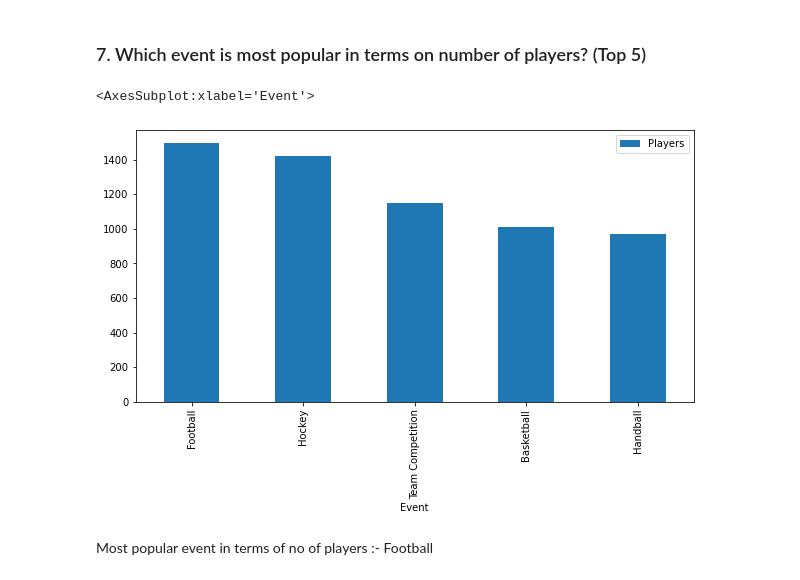
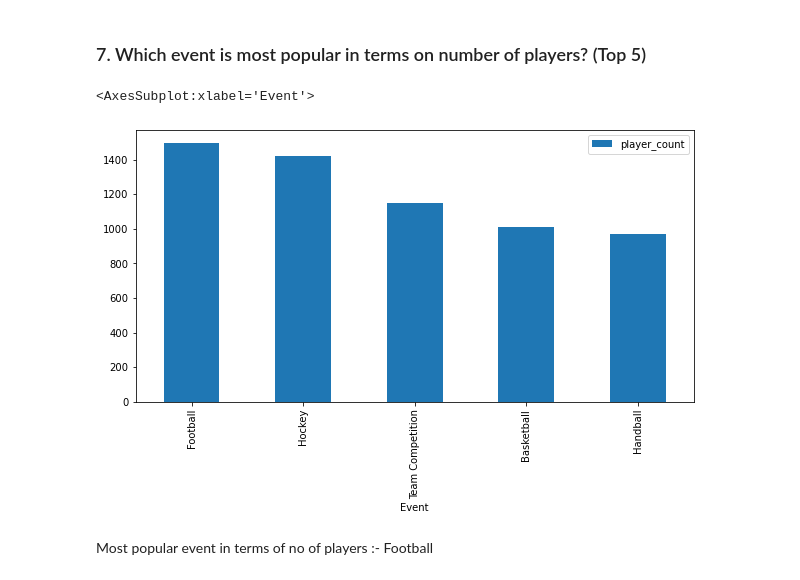
Before and after one commit to sid2020-devil/ETG-Summer-Olympics-Data-Analysis, a Jupyter notebook: Summer.ipynb, the cells around one changed output. Drawn from its saved outputs; the diff is of its cells as text; code cells hidden in the pictures.

```diff
--- a/Summer.ipynb
+++ b/Summer.ipynb
@@ -77,14 +77,10 @@ Year in which India won its first gold medal :- 1928
 # %% [markdown]
 ### 7. Which event is most popular in terms on number of players? (Top 5)
 # %%
-popular_event=[]
-for Players in olympics_data_df['Event'].unique():
-    popular_event.append([Players , len(olympics_data_df[olympics_data_df['Event']  == Players])])
-
-pd.DataFrame(popular_event,columns = ['Event','Players']).sort_values(by='Players', ascending=False).head().plot(x = 'Event', y = 'Players', kind = 'bar', figsize = (10,5))
+olympics_data_df.groupby('Event').Athlete.count().sort_values(ascending = False).reset_index(name = 'player_count').head().plot(x = 'Event', y = 'player_count', kind = 'bar' ,figsize = (10,5))
 # %% [output]
 <AxesSubplot:xlabel='Event'>
-[figure, old version]
+[figure, new version]
 # %% [markdown]
 Most popular event in terms of no of players :- Football
 # %% [markdown]
```
Also changed, not shown: parts of 4 cells of this notebook.
